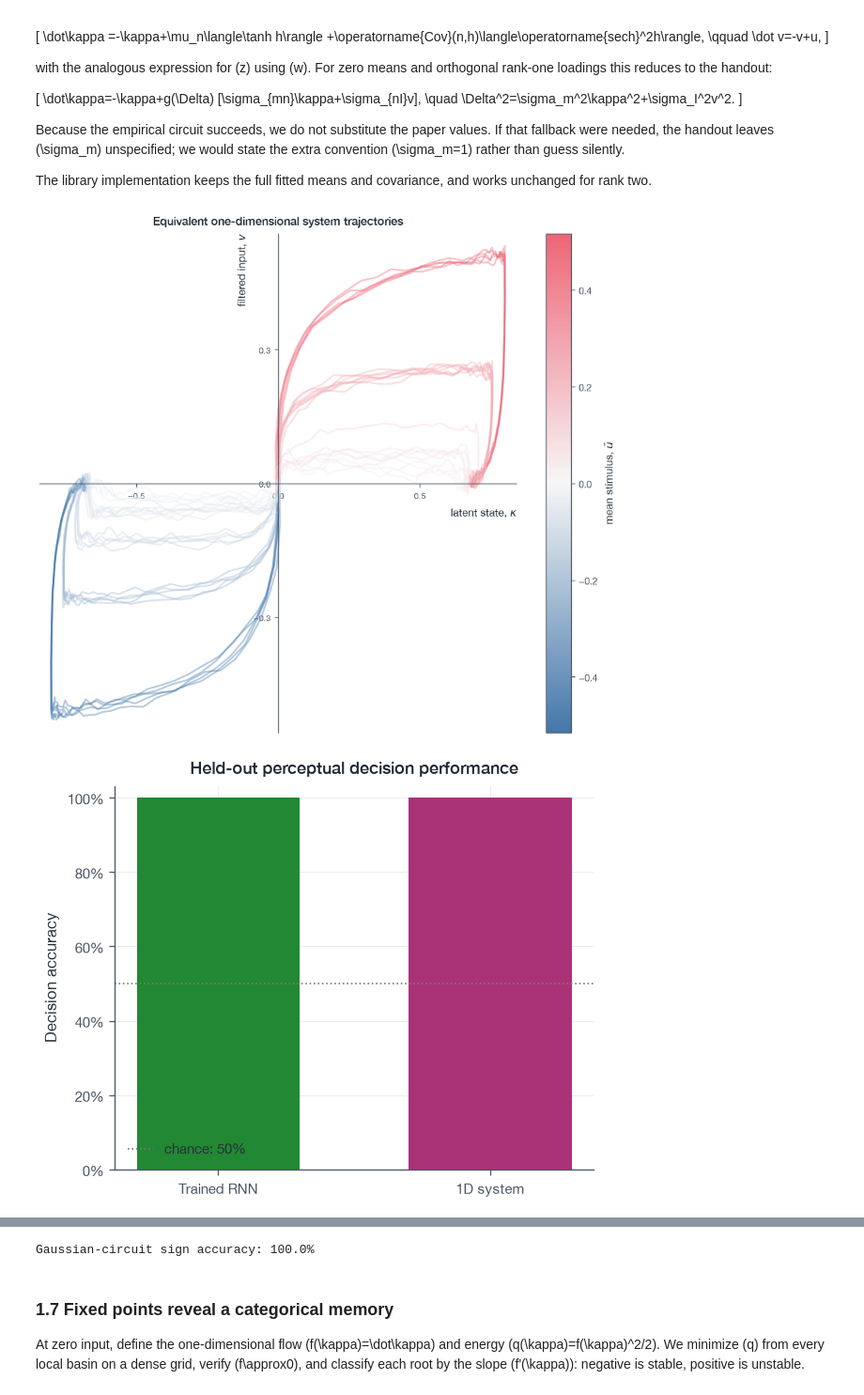
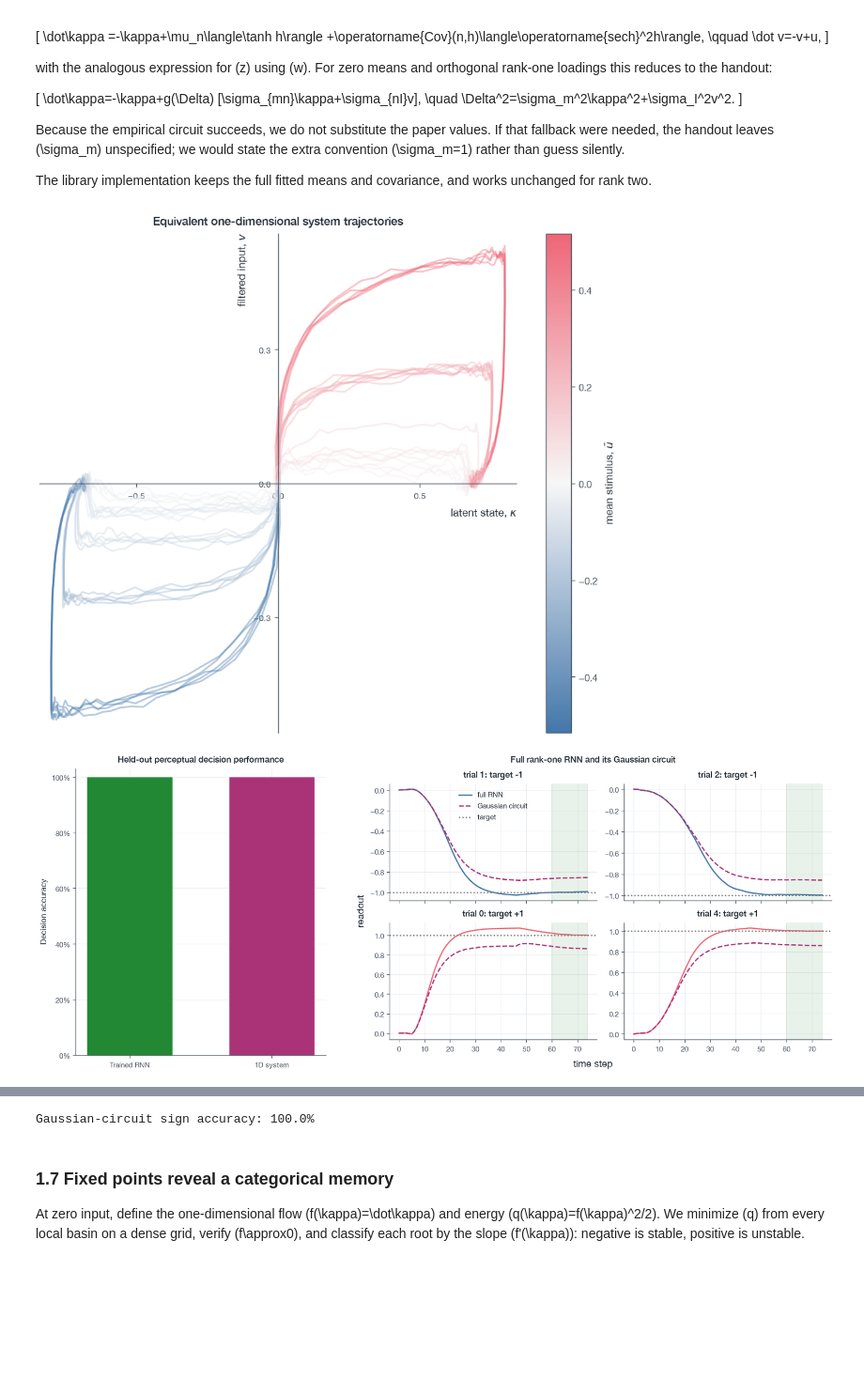
Before and after one commit to arjunpur/low-rank-rnn, a Jupyter notebook: final.ipynb, the cells around one changed output, grey strips where cells are left out. Shown at 94% size. Saved outputs shown, nothing was run; the diff lists cells and outputs as text; code cells hidden in the pictures; blank space fills up the shorter version.

```diff
--- a/final.ipynb
+++ b/final.ipynb
@@ -511,32 +519,40 @@ rank1_reduced_accuracy = float(
     np.mean(
         np.where(rank1_reduced_decisions >= 0, 1, -1)
         == rank1_test_labels
     )
 )
 
 reduced_trajectories = np.dstack(
     (rank1_reduced_kappa[..., 0], rank1_filtered_input)
 )
 plotting.plot_reduced_system_trajectories(
     reduced_trajectories[trajectory_subset],
     stimulus_estimates[trajectory_subset],
 )
 plt.show()
+rank1_reduced_summary_figure = plt.figure(figsize=(14, 5.6), layout="constrained")
+accuracy_panel, comparison_panel = rank1_reduced_summary_figure.subfigures(
+    1,
+    2,
+    width_ratios=(1, 1.65),
+    wspace=0.06,
+)
 plotting.plot_reduced_system_accuracy(
     rank1_accuracy,
     rank1_reduced_accuracy,
+    axis=accuracy_panel.subplots(),
 )
-plt.show()
 plotting.plot_output_comparison(
     rank1_outputs,
     rank1_reduced_outputs,
     rank1_test_labels,
     rank1_examples,
     decision_steps=RANK1_DECISION_STEPS,
+    axes=comparison_panel.subplots(2, 2, sharex=True),
 )
 plt.show()
 
 print(f"Gaussian-circuit sign accuracy: {rank1_reduced_accuracy:.1%}")
 # %% [output]
 [figure]
-[figure, old version]
+[figure, new version]
```
Also changed, not shown: parts of 38 cells of this notebook, 18 other files.
